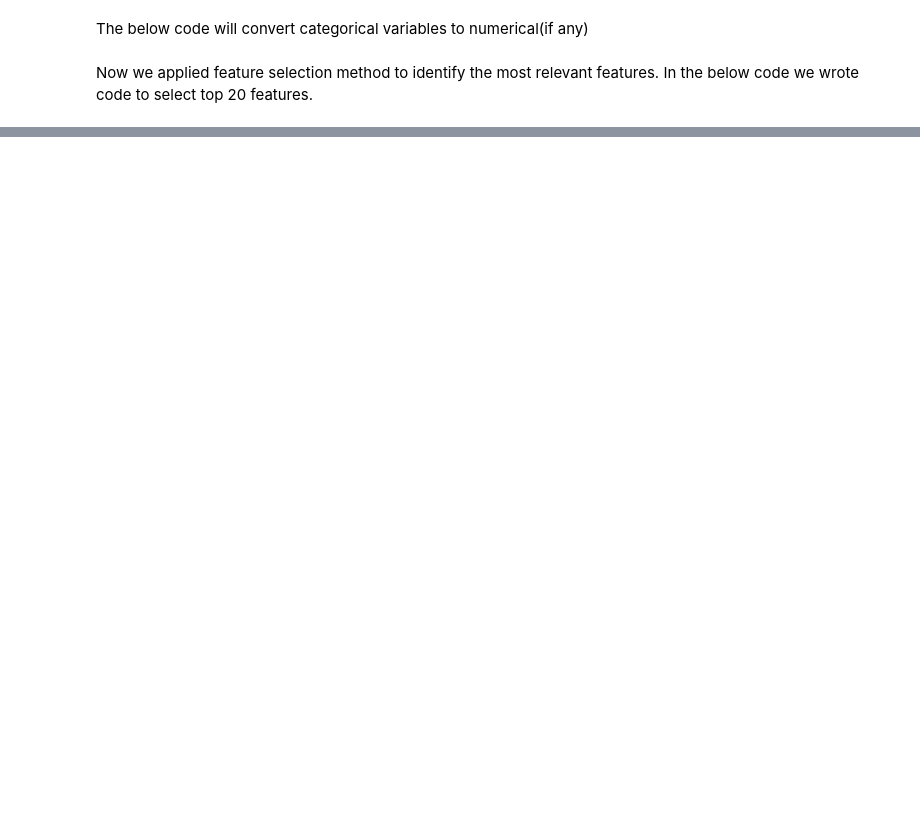
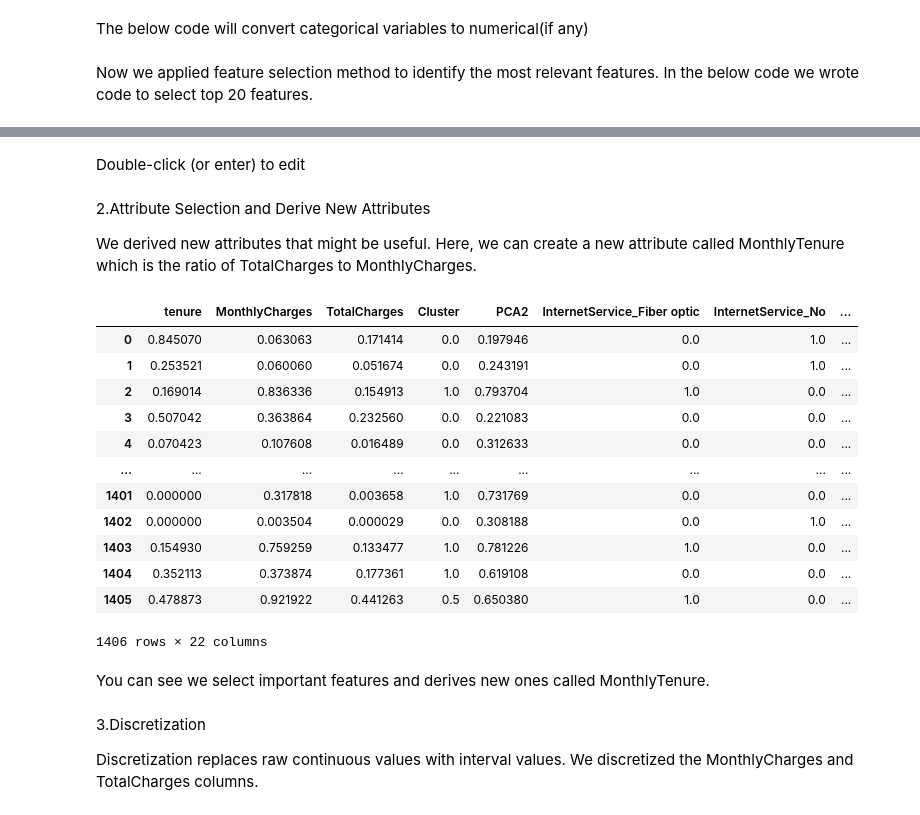
Before and after one commit to kishon45229/Customer-Churn-Prediction-in-Telecom-Industry, a Jupyter notebook: Data_preprocessing_part_2.ipynb, the cells around one changed output, grey strips where cells are left out. Saved outputs shown, nothing was run; the diff lists cells and outputs as text; code cells hidden in the pictures; blank space fills up the shorter version.

```diff
--- a/Data_preprocessing_part_2.ipynb
+++ b/Data_preprocessing_part_2.ipynb
@@ -99,0 +268,33 @@ NameError: name 'SelectKBest' is not defined
+# %% [markdown]
+Double-click (or enter) to edit
+# %% [markdown]
+2.Attribute Selection and Derive New Attributes
+
+We derived new attributes that might be useful. Here, we can create a new attribute called MonthlyTenure which is the ratio of TotalCharges to MonthlyCharges.
+# %%
+df_normalized['MonthlyTenure'] = df_normalized['TotalCharges'] / df_normalized['MonthlyCharges']
+
+df_normalized['MonthlyTenure'].replace([np.inf, -np.inf], np.nan, inplace=True)
+df_normalized['MonthlyTenure'].fillna(0, inplace=True)
+
+df_normalized
+# %% [output]
+|  | tenure | MonthlyCharges | TotalCharges | Cluster | PCA2 | InternetService_Fiber optic | InternetService_No | ... |
+| 0 | 0.845070 | 0.063063 | 0.171414 | 0.0 | 0.197946 | 0.0 | 1.0 | ... |
+| 1 | 0.253521 | 0.060060 | 0.051674 | 0.0 | 0.243191 | 0.0 | 1.0 | ... |
+| 2 | 0.169014 | 0.836336 | 0.154913 | 1.0 | 0.793704 | 1.0 | 0.0 | ... |
+| 3 | 0.507042 | 0.363864 | 0.232560 | 0.0 | 0.221083 | 0.0 | 0.0 | ... |
+| 4 | 0.070423 | 0.107608 | 0.016489 | 0.0 | 0.312633 | 0.0 | 0.0 | ... |
+| ... | ... | ... | ... | ... | ... | ... | ... | ... |
+| 1401 | 0.000000 | 0.317818 | 0.003658 | 1.0 | 0.731769 | 0.0 | 0.0 | ... |
+| 1402 | 0.000000 | 0.003504 | 0.000029 | 0.0 | 0.308188 | 0.0 | 1.0 | ... |
+| 1403 | 0.154930 | 0.759259 | 0.133477 | 1.0 | 0.781226 | 1.0 | 0.0 | ... |
+| 1404 | 0.352113 | 0.373874 | 0.177361 | 1.0 | 0.619108 | 0.0 | 0.0 | ... |
+| 1405 | 0.478873 | 0.921922 | 0.441263 | 0.5 | 0.650380 | 1.0 | 0.0 | ... |
+1406 rows × 22 columns
+# %% [markdown]
+You can see we select important features and derives new ones called MonthlyTenure.
+# %% [markdown]
+3.Discretization
+
+Discretization replaces raw continuous values with interval values. We discretized the MonthlyCharges and TotalCharges columns.
```
Also changed, not shown: parts of 37 cells of this notebook.
